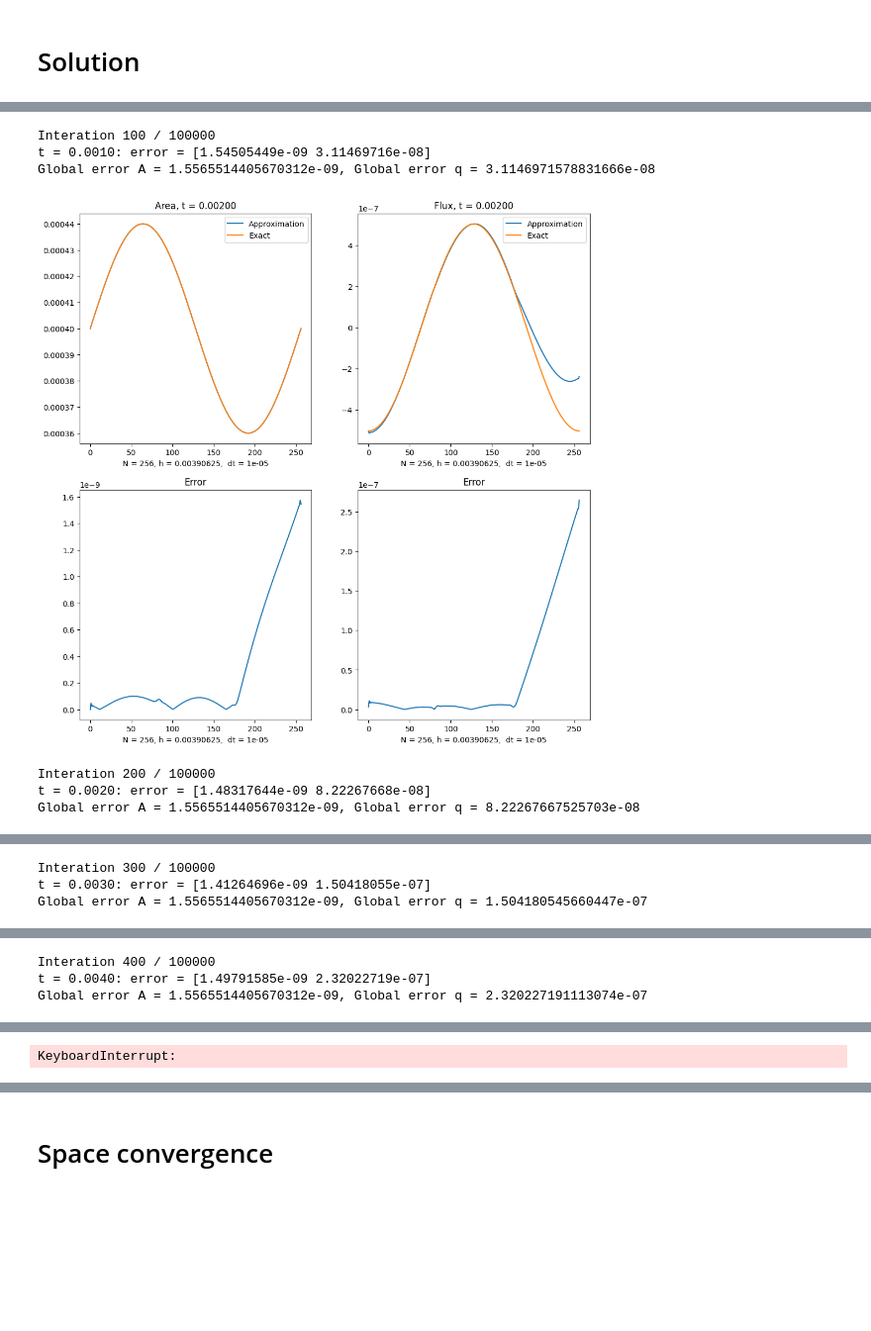
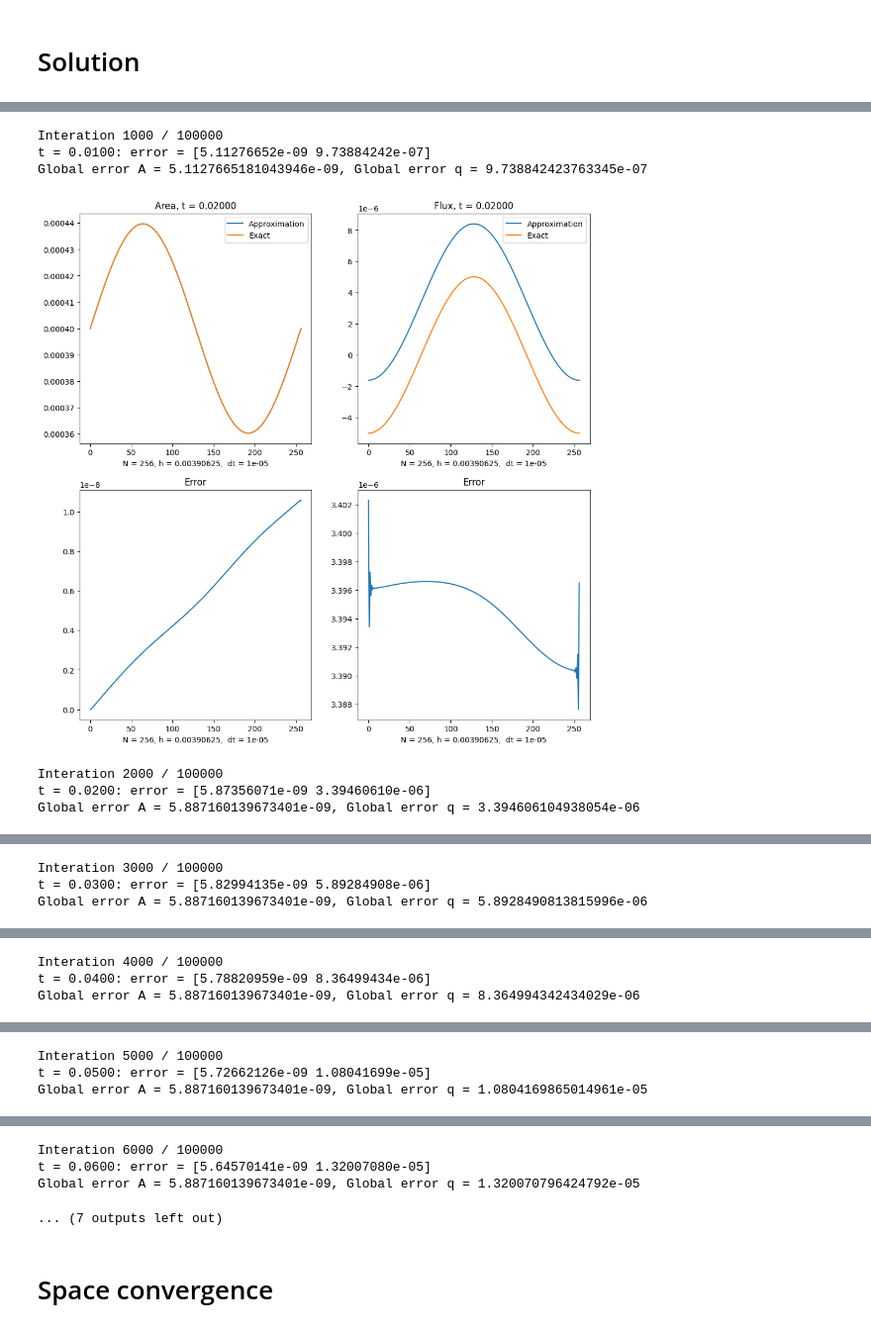
Before and after one commit to Riky2014/Tesi, a Jupyter notebook: 1d_hemo_solver.ipynb, the cells around one changed output, grey strips where cells are left out. Shown at 99% size. Cells and saved outputs as stored; diff of their text form; code cells hidden in the pictures; blank space fills up the shorter version.

```diff
--- a/1d_hemo_solver.ipynb
+++ b/1d_hemo_solver.ipynb
@@ -187,7 +187,7 @@ def l2(A, q, alpha = 1):
 
 def CC(A, q, u_der, x):
   du_dz = project(u_der, V_der)(x)
-  return U(A, q) - dt * H_vec(A, q) @ du_dz - dt * B_vec(A, q) # + dt * f([x, x, x])
+  return U(A, q) - dt * H_vec(A, q) @ du_dz - dt * B_vec(A, q) + dt * f([x, x, x])
 # %%
 def inlet_bc(A, q, u_der, x):
 
@@ -197,7 +197,7 @@ def inlet_bc(A, q, u_der, x):
 
 def outlet_bc(A, q, u_der, x):
   matrix = np.array([[1, -1], [c_alpha(A(x), q(x), alpha) + alpha * q(x) / A(x), c_alpha(A(x), q(x), alpha) - alpha * q(x) / A(x)]])
-  array = np.array([np.dot(l1(A(x), q(x)), CC(A(x), q(x), u_der, x)), np.dot(l2(A(x), q(x)), U(A(x), q(x)) + dt * f([x, x, x]) - dt * S_vec(A(x), q(x)))])
+  array = np.array([np.dot(l1(A(x), q(x)), CC(A(x), q(x), u_der, x)), np.dot(l2(A(x), q(x)), U(A(x), q(x)) - dt * S_vec(A(x), q(x)))])
 
   A_out, q_out = matrix @ array / (2 * c_alpha(A(x), q(x)))
 
@@ -354,7 +354,7 @@ for n in tqdm(range(round(num_steps))):
     global_error_q = error[1]
 
   # Compute errors
-  if (i % 100 == 0):
+  if (i % 1000 == 0):
     plot_solution()
     print(f'Interation {i} / {round(num_steps)}')
     print(f't = %.4f: error = {error}' % (t))
@@ -365,7 +365,7 @@ for n in tqdm(range(round(num_steps))):
   Ah_old.assign(Ah)
   qh_old.assign(qh)
 
-  #A_inlet = 1 + t
+  #A_inlet = 1
   q_inlet = inlet_bc(Ah_old, qh_old, uh.dx(0), x_left)
   A_outlet, q_outlet = outlet_bc(Ah_old, qh_old, uh.dx(0), x_right)
   bc = update_bc(A_inlet, q_inlet, A_outlet, q_outlet)
@@ -376,7 +376,7 @@ print(f'N = {N}, h = {h}, dt = {dt} : Global error A = {global_error_A}, Global
-Interation 100 / 100000
-t = 0.0010: error = [1.54505449e-09 3.11469716e-08]
-Global error A = 1.5565514405670312e-09, Global error q = 3.1146971578831666e-08
+Interation 1000 / 100000
+t = 0.0100: error = [5.11276652e-09 9.73884242e-07]
+Global error A = 5.1127665181043946e-09, Global error q = 9.738842423763345e-07
-[figure, old version]
+[figure, new version]
-Interation 200 / 100000
-t = 0.0020: error = [1.48317644e-09 8.22267668e-08]
-Global error A = 1.5565514405670312e-09, Global error q = 8.22267667525703e-08
+Interation 2000 / 100000
+t = 0.0200: error = [5.87356071e-09 3.39460610e-06]
+Global error A = 5.887160139673401e-09, Global error q = 3.394606104938054e-06
@@ -384,3 +384,3 @@ Global error A = 1.5565514405670312e-09, Global error q = 8.22267667525703e-08
-Interation 300 / 100000
-t = 0.0030: error = [1.41264696e-09 1.50418055e-07]
-Global error A = 1.5565514405670312e-09, Global error q = 1.504180545660447e-07
+Interation 3000 / 100000
+t = 0.0300: error = [5.82994135e-09 5.89284908e-06]
+Global error A = 5.887160139673401e-09, Global error q = 5.8928490813815996e-06
@@ -388,3 +388,3 @@ Global error A = 1.5565514405670312e-09, Global error q = 1.504180545660447e-07
-Interation 400 / 100000
-t = 0.0040: error = [1.49791585e-09 2.32022719e-07]
-Global error A = 1.5565514405670312e-09, Global error q = 2.320227191113074e-07
+Interation 4000 / 100000
+t = 0.0400: error = [5.78820959e-09 8.36499434e-06]
+Global error A = 5.887160139673401e-09, Global error q = 8.364994342434029e-06
@@ -391 +392,3 @@ Global error A = 1.5565514405670312e-09, Global error q = 2.320227191113074e-07
-KeyboardInterrupt:
+Interation 5000 / 100000
+t = 0.0500: error = [5.72662126e-09 1.08041699e-05]
+Global error A = 5.887160139673401e-09, Global error q = 1.0804169865014961e-05
@@ -392,3 +396,7 @@ KeyboardInterrupt:
+Interation 6000 / 100000
+t = 0.0600: error = [5.64570141e-09 1.32007080e-05]
+Global error A = 5.887160139673401e-09, Global error q = 1.320070796424792e-05
+... (7 outputs left out)
 # %%
 error_A.append(global_error_A)
 error_q.append(global_error_q)
```
Also changed, not shown: parts of 2 cells of this notebook.
